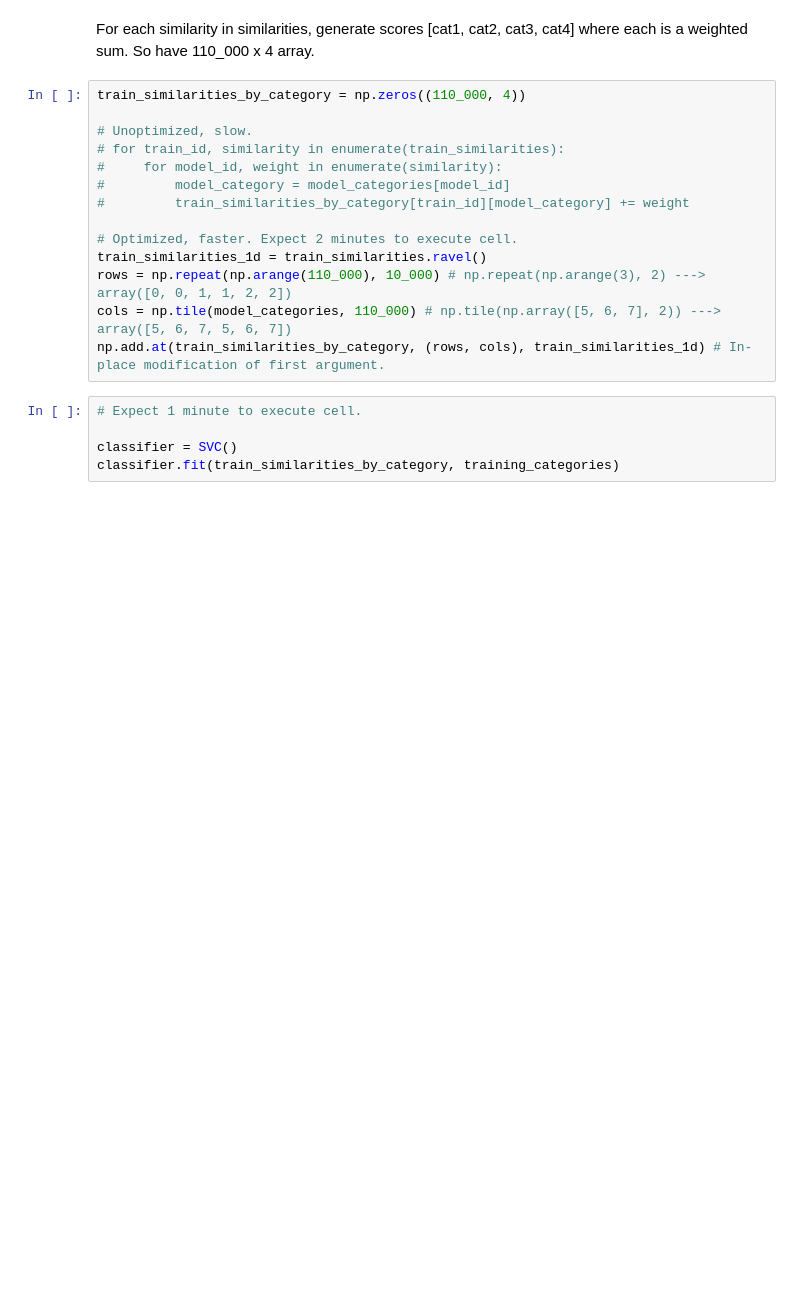
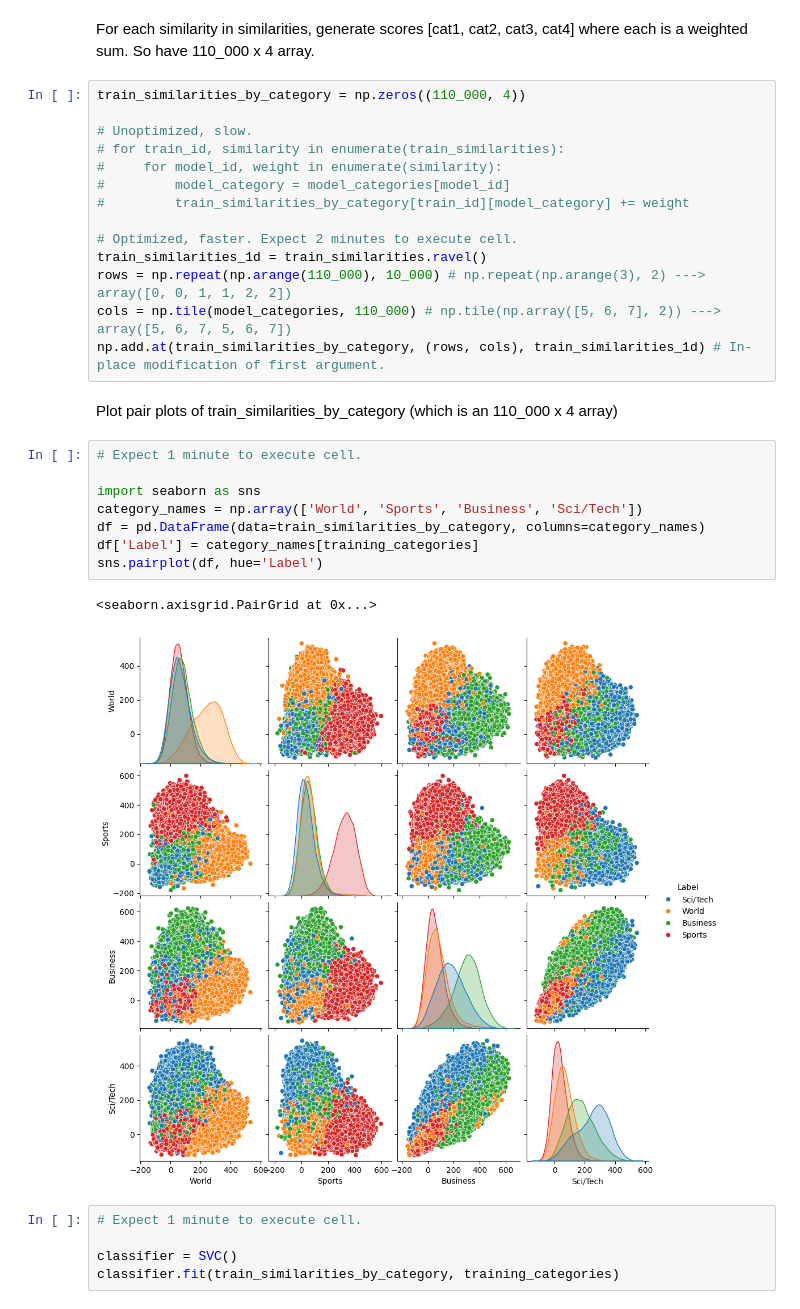
Before and after one commit to bensmus/AG_news_classify, a Jupyter notebook: similarity_svm.ipynb, the cells around one changed output. Saved outputs shown, nothing was run; the diff lists cells and outputs as text; blank space fills up the shorter version.

Commit message:
Made pair plots

```diff
--- a/similarity_svm.ipynb
+++ b/similarity_svm.ipynb
@@ -64,6 +64,19 @@ train_similarities_1d = train_similarities.ravel()
 rows = np.repeat(np.arange(110_000), 10_000) # np.repeat(np.arange(3), 2) ---> array([0, 0, 1, 1, 2, 2])
 cols = np.tile(model_categories, 110_000) # np.tile(np.array([5, 6, 7], 2)) ---> array([5, 6, 7, 5, 6, 7])
 np.add.at(train_similarities_by_category, (rows, cols), train_similarities_1d) # In-place modification of first argument.
+# %% [markdown]
+Plot pair plots of train_similarities_by_category (which is an 110_000 x 4 array)
+# %%
+# Expect 1 minute to execute cell.
+
+import seaborn as sns
+category_names = np.array(['World', 'Sports', 'Business', 'Sci/Tech'])
+df = pd.DataFrame(data=train_similarities_by_category, columns=category_names)
+df['Label'] = category_names[training_categories]
+sns.pairplot(df, hue='Label')
+# %% [output]
+<seaborn.axisgrid.PairGrid at 0x...>
+[figure, added]
 # %%
 # Expect 1 minute to execute cell.
 
```
